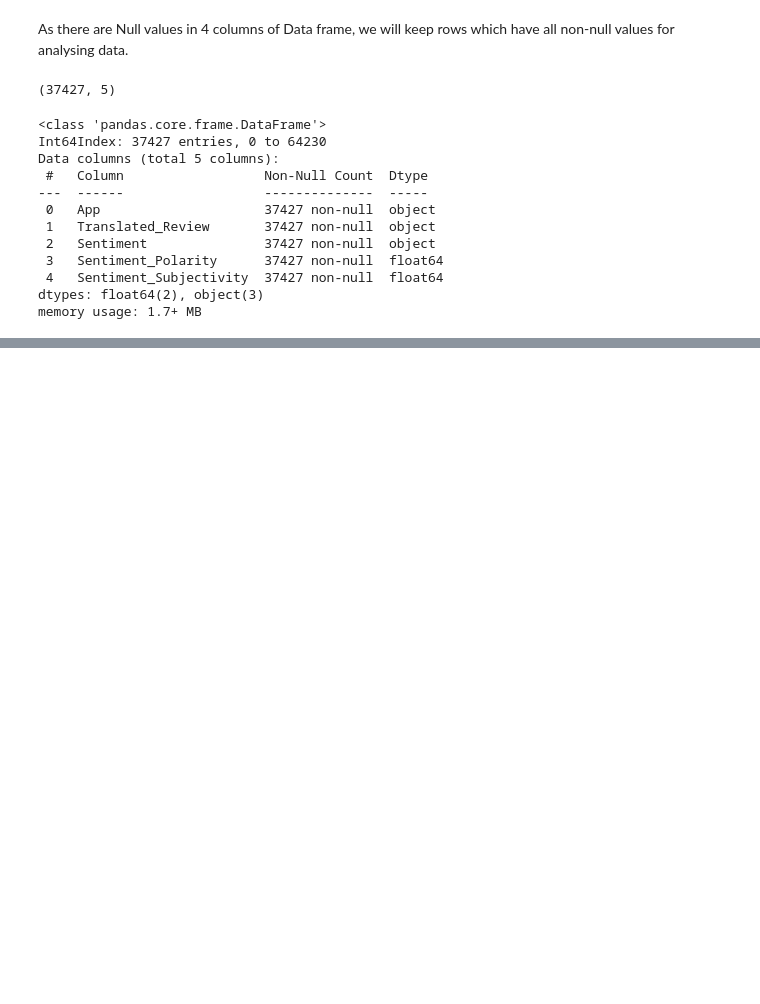
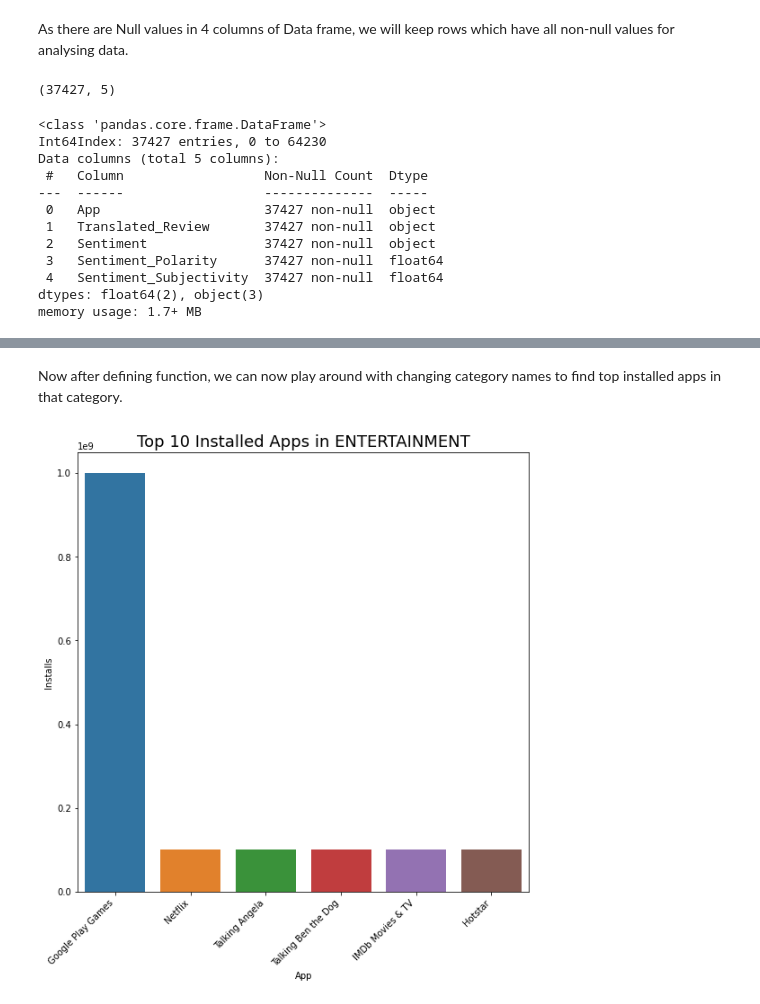
Before and after one commit to Utsav01111/Playstore_app_review_analysis, a Jupyter notebook: Utsav_Ponda_Playstore_App_review_Analysis.ipynb, the cells around one changed output, grey strips where cells are left out. Cells and saved outputs as stored; diff of their text form; code cells hidden in the pictures; blank space fills up the shorter version.

```diff
--- a/Utsav_Ponda_Playstore_App_review_Analysis.ipynb
+++ b/Utsav_Ponda_Playstore_App_review_Analysis.ipynb
@@ -397,0 +458,16 @@ memory usage: 1.7+ MB
+# %%
+def findtop10incategory(str):
+    str = str.upper()
+    top10 = df_playstore[df_playstore['Category'] == str]
+    top10apps = top10.sort_values(by='Installs', ascending=False).head(10)
+    # Top_Apps_in_art_and_design
+    plt.figure(figsize=(9,9))
+    plt.title(f'Top 10 Installed Apps in {str}',size = 18);
+    graph = sns.barplot(x = top10apps.App, y = top10apps.Installs)
+    graph.set_xticklabels(graph.get_xticklabels(), rotation= 45, horizontalalignment='right');
+# %% [markdown]
+Now after defining function, we can now play around with changing category names to find top installed apps in that category.
+# %%
+findtop10incategory('ENTERTAINMENT')
+# %% [output]
+[figure, added]
```
Also changed, not shown: parts of 13 cells of this notebook.
